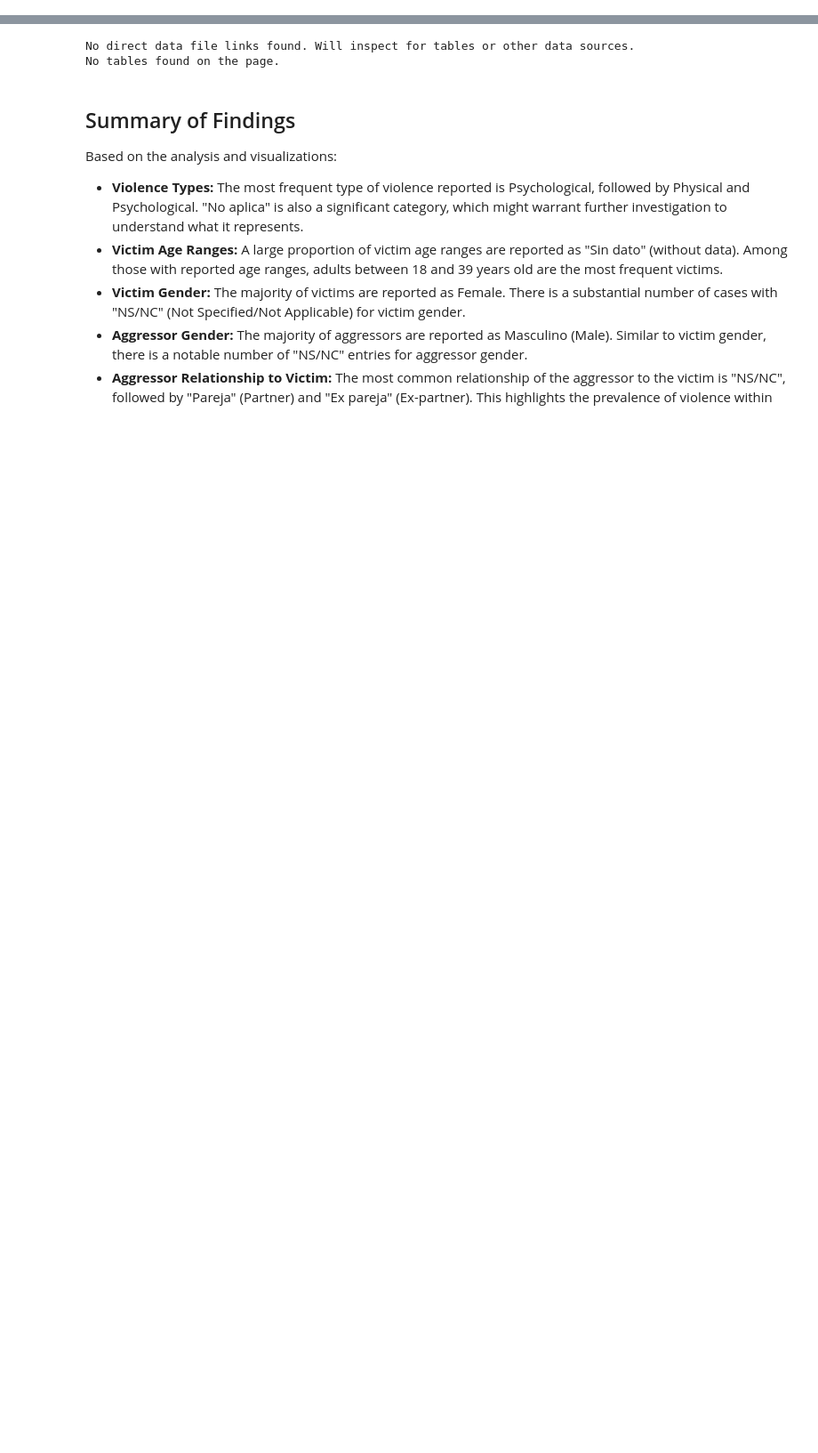
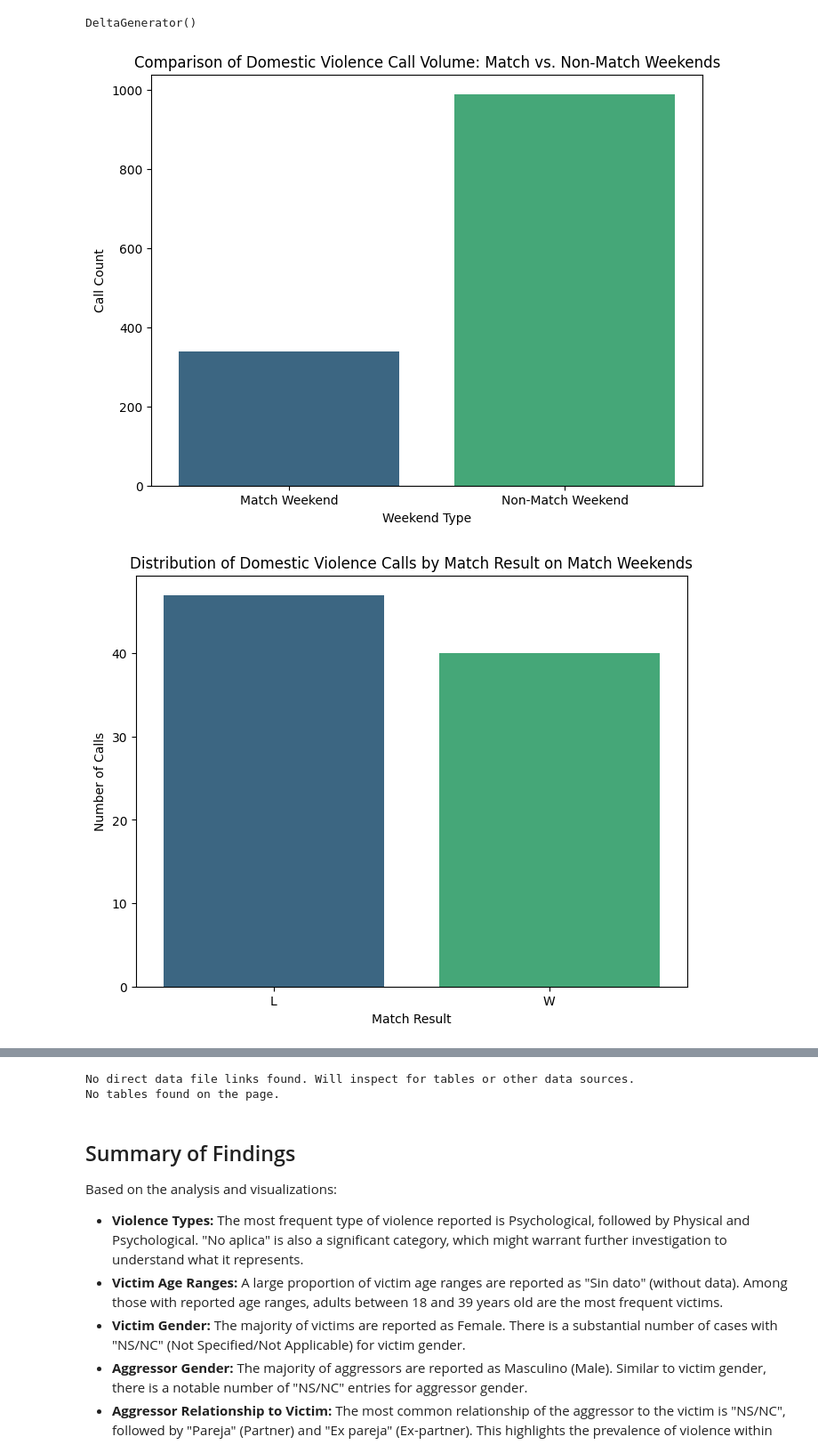
Before and after one commit to ValenG03/DVfootball-IA-project, a Jupyter notebook: ProyectoIA.ipynb, the cells around one changed output, grey strips where cells are left out. Shown at 89% size. Drawn from its saved outputs; the diff is of its cells as text; code cells hidden in the pictures; blank space fills up the shorter version.

```diff
--- a/ProyectoIA.ipynb
+++ b/ProyectoIA.ipynb
@@ -2,0 +441,46 @@
+# %%
+# Assuming the analysis and visualization code has been run and the necessary dataframes and plots are available
+
+# Streamlit application title
+st.title("Boca Juniors Match Results and Domestic Violence Calls Analysis")
+
+# Display summary of findings
+st.header("Summary of Findings")
+st.write("""
+This application analyzes the relationship between Boca Juniors football match results and the volume of police calls related to family violence in Argentina, using data from "Boca Juniors Results Tournament May-Dic-2024.csv" and "llamados-violencia-familiar-202407-Argentina.csv".
+""")
+
+st.subheader("Key Findings")
+# You can add dynamic summaries here based on the analysis results
+st.write(f"- Total calls on match weekends: {total_calls_match_weekends}")
+st.write(f"- Total calls on non-match weekends: {total_calls_non_match_weekends}")
+st.write("Distribution of calls by match result on match weekends:")
+st.dataframe(calls_by_result) # Display the calls by result dataframe
+
+# Display visualizations
+st.header("Visualizations")
+
+# Display Call Volume Comparison plot
+st.subheader("Comparison of Domestic Violence Call Volume: Match vs. Non-Match Weekends")
+# Ensure the plot is generated before displaying
+fig1, ax1 = plt.subplots(figsize=(8, 6))
+sns.barplot(data=df_call_volume, x='Weekend Type', y='Call Count', palette='viridis', ax=ax1)
+ax1.set_title('Comparison of Domestic Violence Call Volume: Match vs. Non-Match Weekends')
+ax1.set_xlabel('Weekend Type')
+ax1.set_ylabel('Call Count')
+st.pyplot(fig1)
+
+
+# Display Calls by Match Result plot
+st.subheader("Distribution of Domestic Violence Calls by Match Result on Match Weekends")
+# Ensure the plot is generated before displaying
+fig2, ax2 = plt.subplots(figsize=(8, 6))
+sns.barplot(data=calls_by_result, x='col_6', y='call_count', palette='viridis', ax=ax2)
+ax2.set_title('Distribution of Domestic Violence Calls by Match Result on Match Weekends')
+ax2.set_xlabel('Match Result')
+ax2.set_ylabel('Number of Calls')
+st.pyplot(fig2)
+
+
+# You can add more sections and content as needed for your Streamlit app
+# %% [output]
@@ -2,0 +504,3 @@
+DeltaGenerator()
+[figure, added]
+[figure, added]
```
Also changed, not shown: parts of 31 cells of this notebook.
